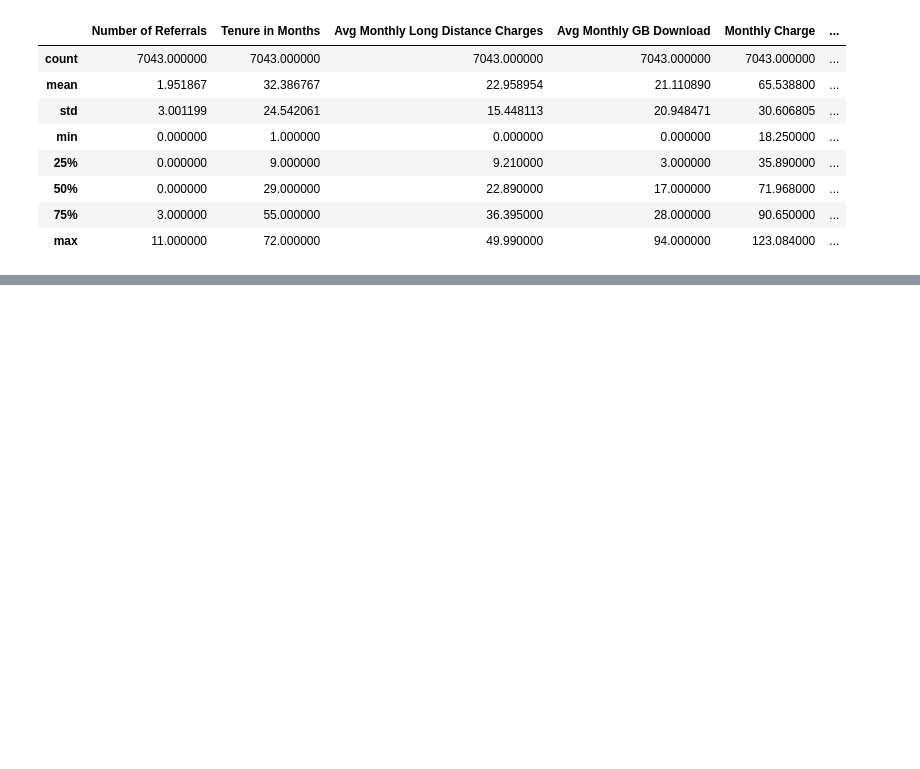
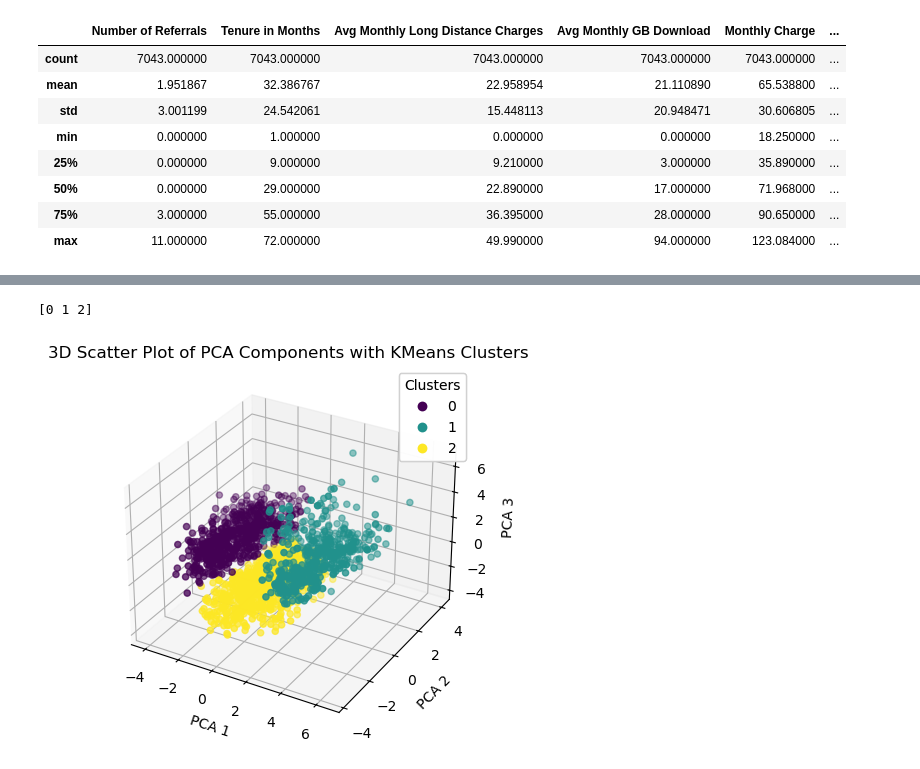
Before and after one commit to odeanmaye/Berkeley, a Jupyter notebook: Module6/Try_It_Activity_6.2/tryit_6.2.ipynb, the cells around one changed output, grey strips where cells are left out. Saved outputs shown, nothing was run; the diff lists cells and outputs as text; code cells hidden in the pictures; blank space fills up the shorter version.

```diff
--- a/Module6/Try_It_Activity_6.2/tryit_6.2.ipynb
+++ b/Module6/Try_It_Activity_6.2/tryit_6.2.ipynb
@@ -127,0 +191,31 @@ df_scaled.head()
+# %%
+#KMeans Clustering
+kmeans = KMeans(n_clusters=3, random_state=42).fit(components)
+
+df_clean['kmeans_cluster'] = kmeans.labels_
+
+print(np.unique(kmeans.labels_))
+
+# Create a 3D scatter plot
+fig = plt.figure()
+ax = fig.add_subplot(111, projection='3d')
+
+# Scatter plot with different colors for each cluster
+scatter = ax.scatter(components[:, 0], components[:, 1], components[:, 2], c=kmeans.labels_, cmap='viridis')
+
+# Add labels and title
+ax.set_xlabel('PCA 1')
+ax.set_ylabel('PCA 2')
+ax.set_zlabel('PCA 3')
+ax.set_title('3D Scatter Plot of PCA Components with KMeans Clusters')
+
+# Add legend
+legend1 = ax.legend(*scatter.legend_elements(), title="Clusters")
+ax.add_artist(legend1)
+
+# Show plot
+plt.savefig('./images/pca_kmeans_3d_plot.png')
+plt.show()
+# %% [output]
+[0 1 2]
+[figure, added]
```
Also changed, not shown: parts of 7 cells of this notebook, 5 other files.
